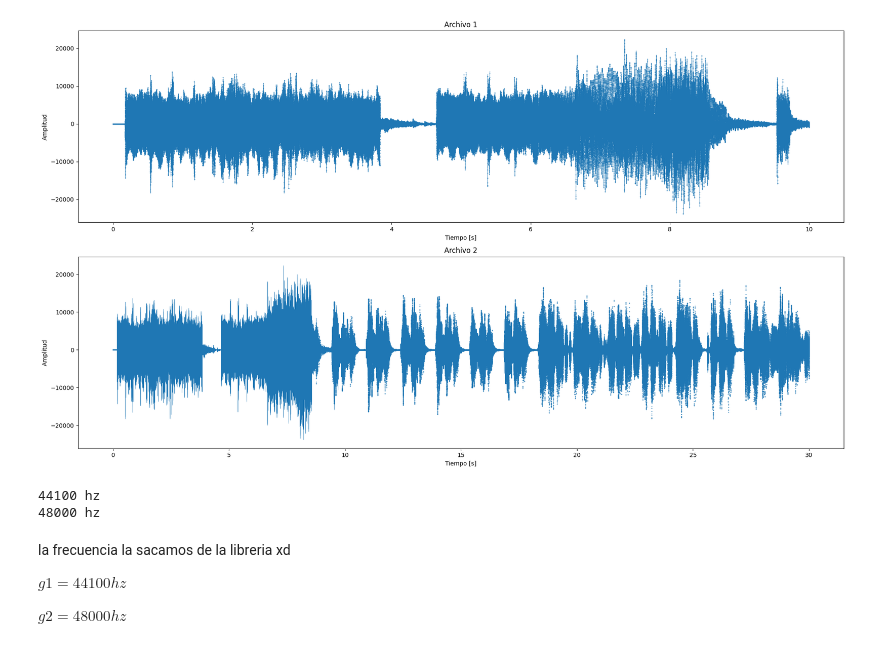
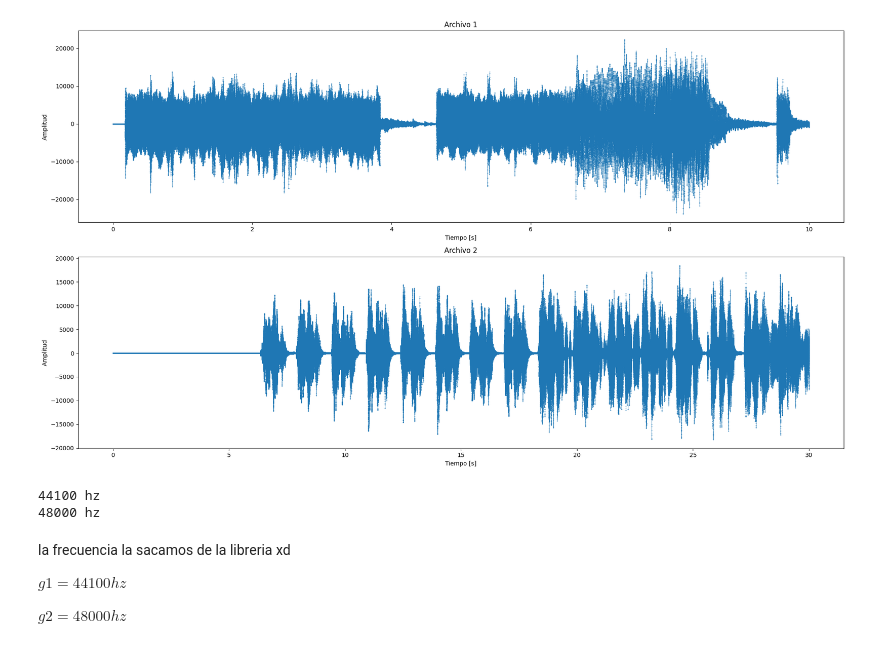
Before and after one commit to felifern/SENIALES, a Jupyter notebook: tp.ipynb, the cells around one changed output. Saved outputs shown, nothing was run; the diff lists cells and outputs as text; code cells hidden in the pictures.

```diff
--- a/tp.ipynb
+++ b/tp.ipynb
@@ -18,35 +18,35 @@ fs1, data1 = wavfile.read("cancion1.wav")
 fs2, data2 = wavfile.read("cancion2.wav")
 
 # Crear eje temporal
 t1 = np.arange(len(data1)) / fs1
 t2 = np.arange(len(data2)) / fs2
 
 # Graficar
 plt.figure(figsize=(19.20, 10.80))
 
 plt.subplot(2,1,1)
 plt.scatter(t1, data1,s=0.25)
 plt.vlines(t1, 0, data1, color='C0', linewidth=0.5)
 plt.title("Archivo 1")
 plt.xlabel("Tiempo [s]")
 plt.ylabel("Amplitud")
 
 plt.subplot(2,1,2)
 plt.plot()
 plt.scatter(t2, data2, s=0.25)
-plt.vlines(t1, 0, data1, color='C0', linewidth=0.5)
+plt.vlines(t2, 0, data2, color='C0', linewidth=0.5)
 plt.title("Archivo 2")
 plt.xlabel("Tiempo [s]")
 plt.ylabel("Amplitud")
 
 plt.tight_layout()
 plt.show()
 
 
 print(fs1, "hz")
 print(fs2, "hz")
 # %% [output]
-[figure, old version]
+[figure, new version]
 44100 hz
 48000 hz
 # %% [markdown]
```
Also changed, not shown: parts of 6 cells of this notebook.
